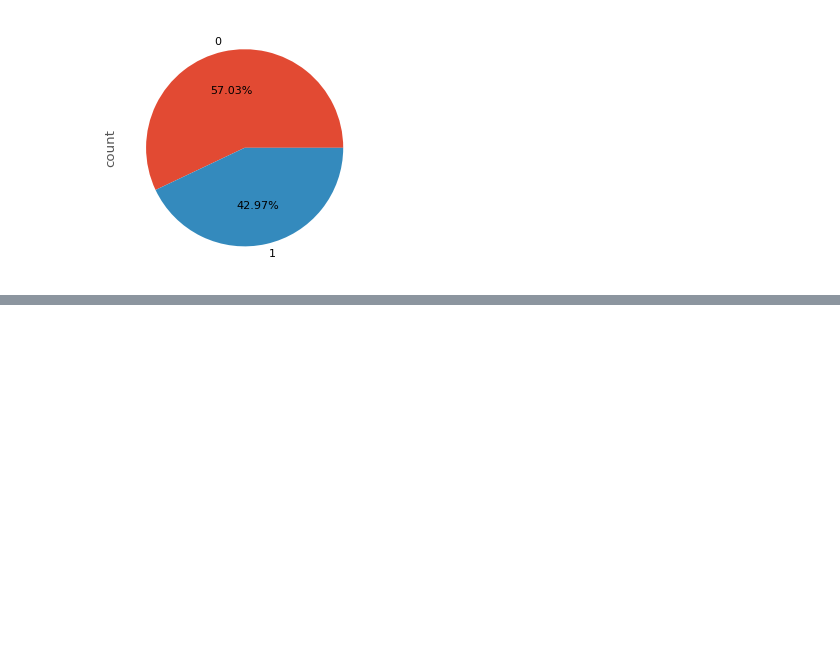
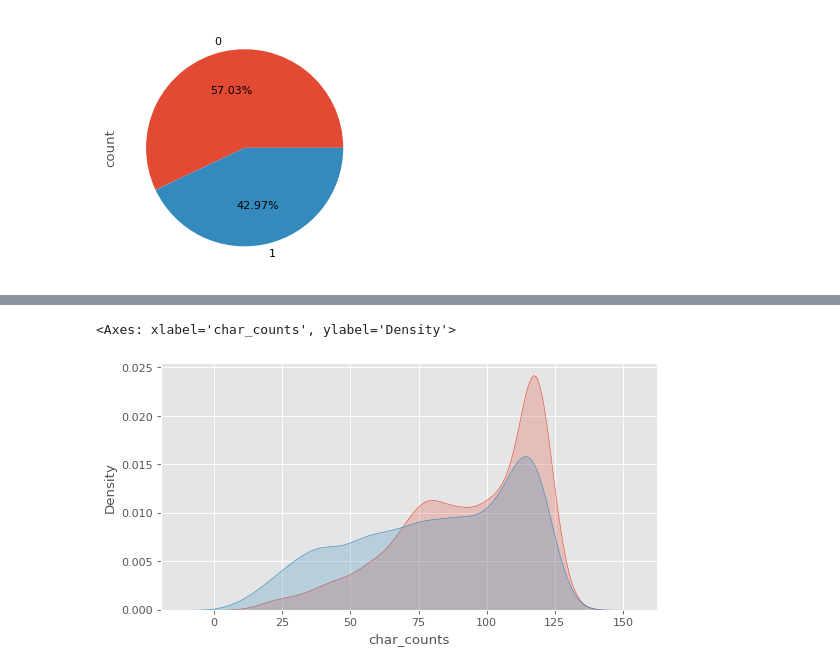
Before and after one commit to bbhargava/Bert_Basic_Movie_review, a Jupyter notebook: Disaster_Tweet_Classification.ipynb, the cells around one changed output, grey strips where cells are left out. Saved outputs shown, nothing was run; the diff lists cells and outputs as text; code cells hidden in the pictures; blank space fills up the shorter version.

```diff
--- a/Disaster_Tweet_Classification.ipynb
+++ b/Disaster_Tweet_Classification.ipynb
@@ -80,0 +137,6 @@ tweet['target'].value_counts().plot.pie(autopct='%1.2f%%')
+# %%
+sns.kdeplot(tweet[tweet['target']==1]['char_counts'], fill=True)
+sns.kdeplot(tweet[tweet['target']==0]['char_counts'], fill=True)
+# %% [output]
+<Axes: xlabel='char_counts', ylabel='Density'>
+[figure, added]
```
Also changed, not shown: parts of 8 cells of this notebook.
